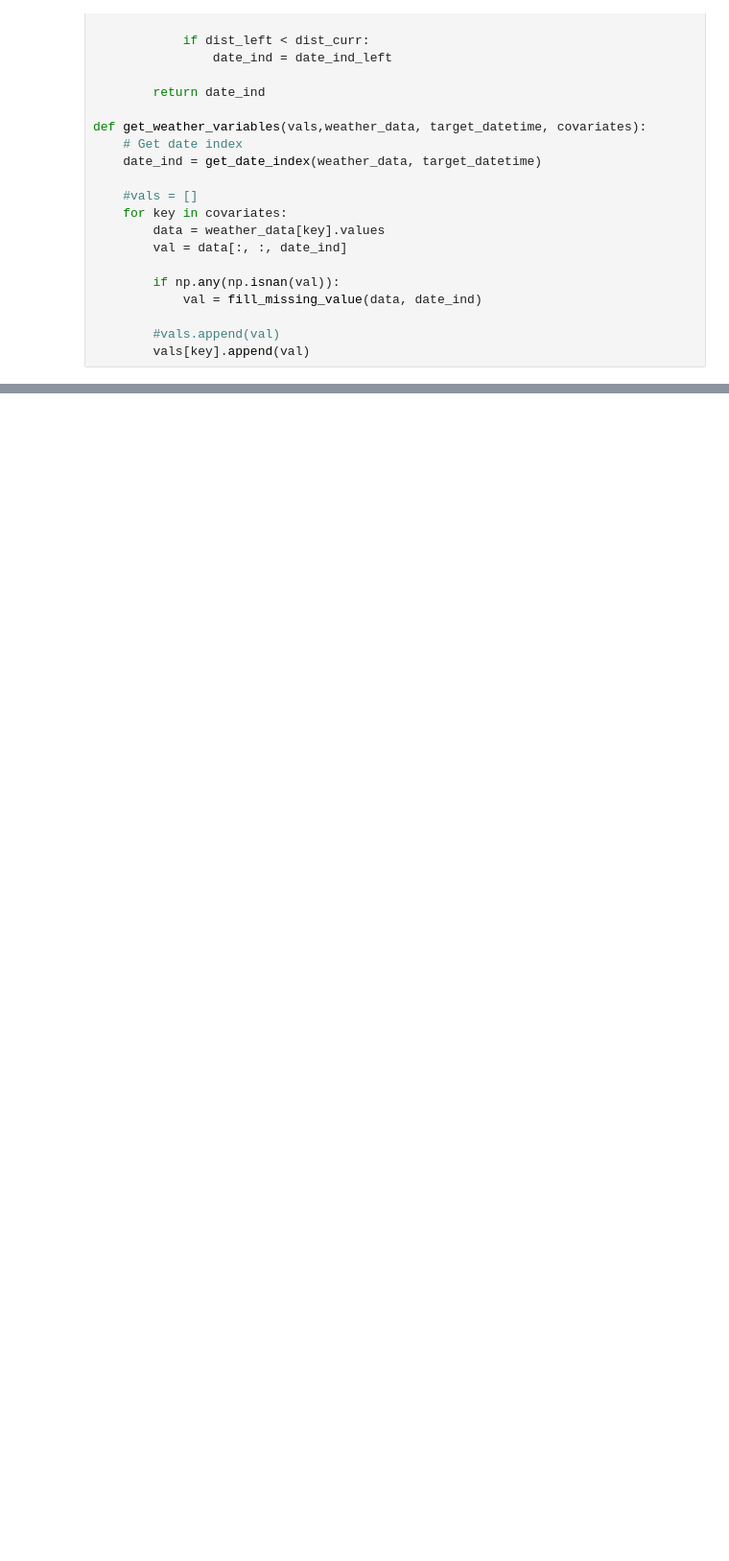
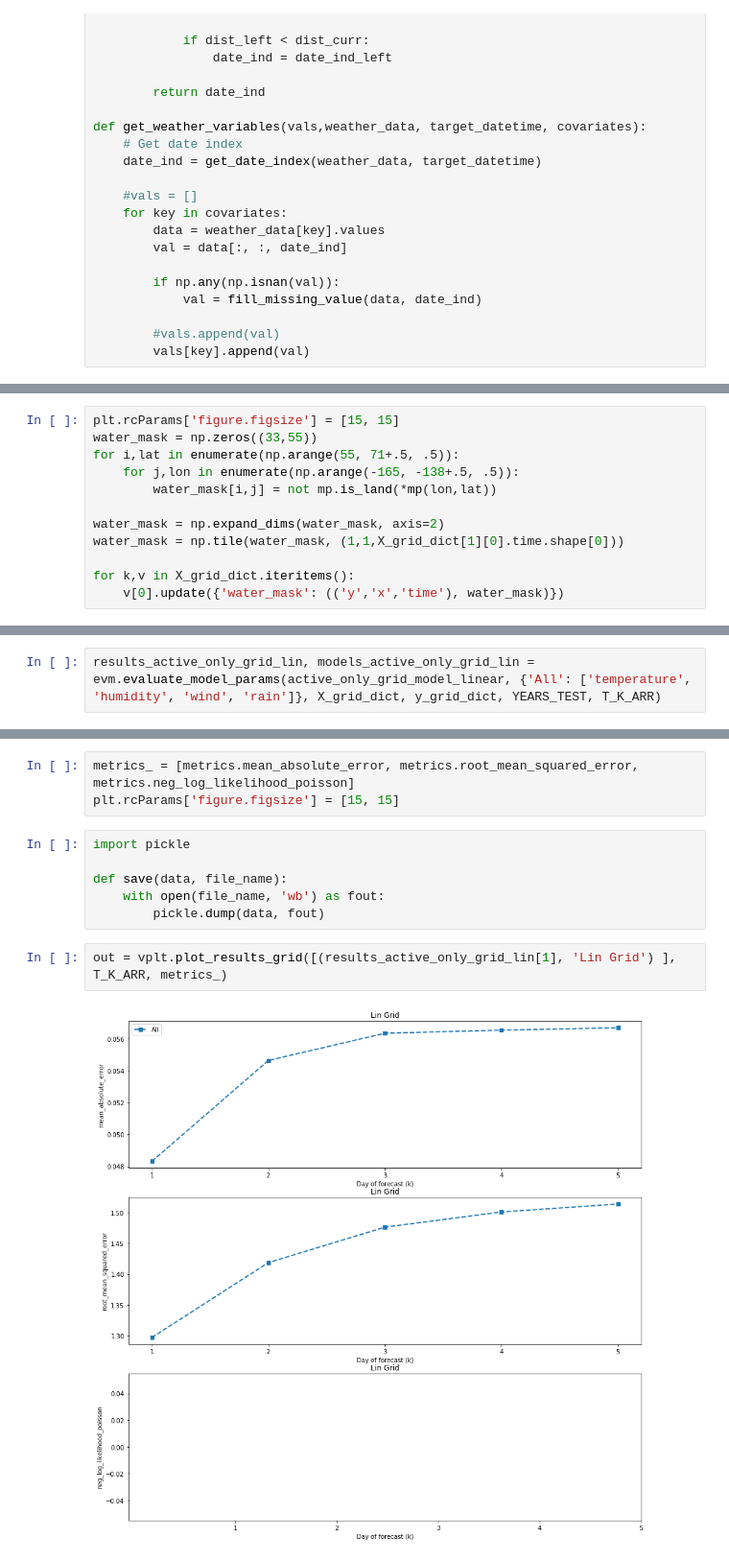
Before and after one commit to UCIDataLab/fire_prediction, a Jupyter notebook: notebooks/exploratory/prediction/grid_model-2.0-cagraff.ipynb, the cells around one changed output, grey strips where cells are left out. Shown at 96% size. Drawn from its saved outputs; the diff is of its cells as text; blank space fills up the shorter version.

```diff
--- a/notebooks/exploratory/prediction/grid_model-2.0-cagraff.ipynb
+++ b/notebooks/exploratory/prediction/grid_model-2.0-cagraff.ipynb
@@ -265,0 +350,12 @@ vplt.plot_results_grid([(results_no_ig_grid[0], 'Poisson Grid (No Ign.) - In'),
+# %%
+plt.rcParams['figure.figsize'] = [15, 15]
+water_mask = np.zeros((33,55))
+for i,lat in enumerate(np.arange(55, 71+.5, .5)):
+    for j,lon in enumerate(np.arange(-165, -138+.5, .5)):
+        water_mask[i,j] = not mp.is_land(*mp(lon,lat))
+
+water_mask = np.expand_dims(water_mask, axis=2)
+water_mask = np.tile(water_mask, (1,1,X_grid_dict[1][0].time.shape[0]))
+
+for k,v in X_grid_dict.iteritems():
+    v[0].update({'water_mask': (('y','x','time'), water_mask)})
@@ -265,0 +434,2 @@ vplt.plot_results_grid([(results_no_ig_grid[0], 'Poisson Grid (No Ign.) - In'),
+# %%
+results_active_only_grid_lin, models_active_only_grid_lin = evm.evaluate_model_params(active_only_grid_model_linear, {'All': ['temperature', 'humidity', 'wind', 'rain']}, X_grid_dict, y_grid_dict, YEARS_TEST, T_K_ARR)
@@ -265,0 +442,13 @@ vplt.plot_results_grid([(results_no_ig_grid[0], 'Poisson Grid (No Ign.) - In'),
+# %%
+metrics_ = [metrics.mean_absolute_error, metrics.root_mean_squared_error, metrics.neg_log_likelihood_poisson]
+plt.rcParams['figure.figsize'] = [15, 15]
+# %%
+import pickle
+
+def save(data, file_name):
+    with open(file_name, 'wb') as fout:
+        pickle.dump(data, fout)
+# %%
+out = vplt.plot_results_grid([(results_active_only_grid_lin[1], 'Lin Grid') ], T_K_ARR, metrics_)
+# %% [output]
+[figure, added]
```
Also changed, not shown: parts of 91 cells of this notebook, 39 other files.
